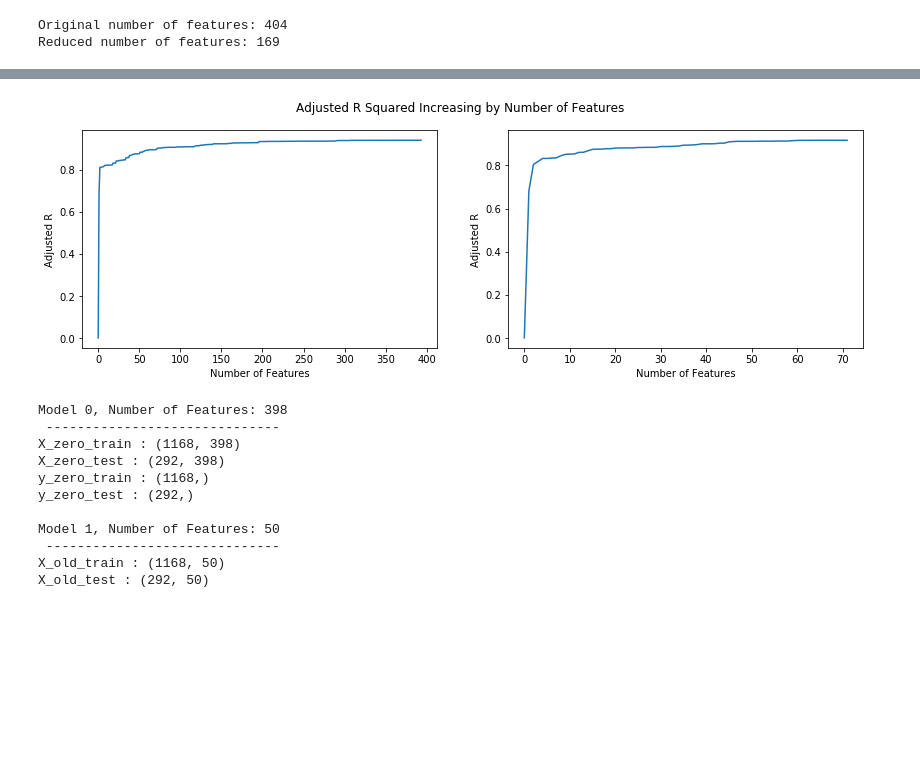
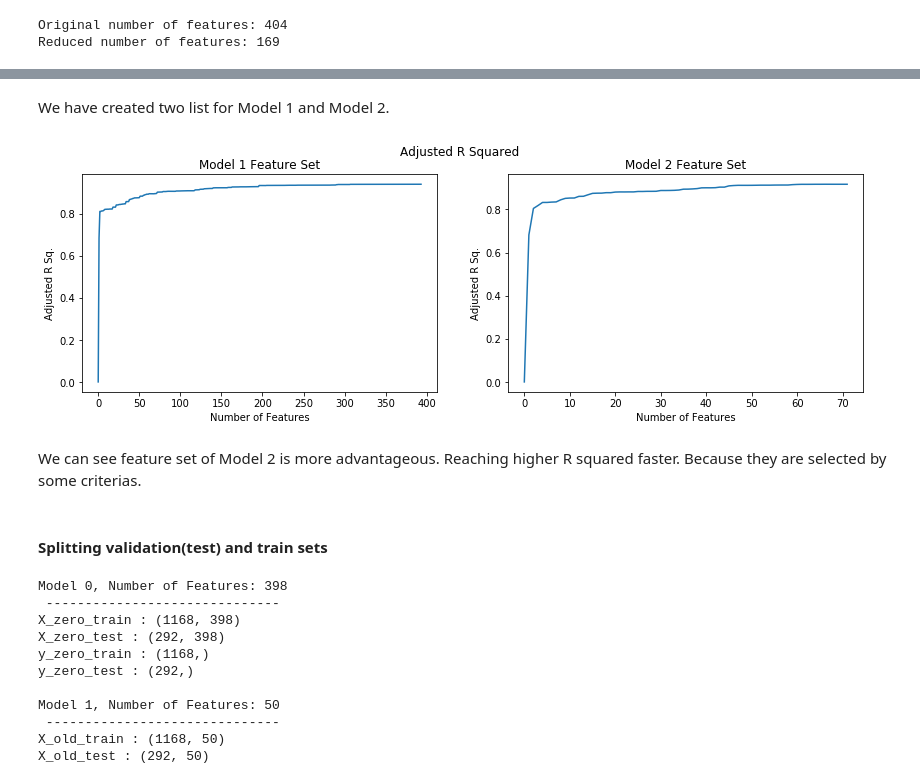
Before and after one commit to omerfkarabey/Data-Science-Projects, a Jupyter notebook: house_pricing_regression.ipynb, the cells around one changed output, grey strips where cells are left out. Saved outputs shown, nothing was run; the diff lists cells and outputs as text; code cells hidden in the pictures; blank space fills up the shorter version.

```diff
--- a/house_pricing_regression.ipynb
+++ b/house_pricing_regression.ipynb
@@ -43,0 +71,4 @@ test_f.head()
+# %%
+train_1 = pd.read_csv('train.csv') # created for later purpose
+train_f = train_1.copy()
+test_f = pd.read_csv('test.csv')
@@ -2125,5 +1337,7 @@ last_model_features = (X_quality.columns.tolist() +
                       ['SalePrice'])
 # %%
 last_train_new = last_train[last_model_features] # model 2
+# %% [markdown]
+We have created two list for Model 1 and Model 2.
 # %%
 cor_1 = last_train.corr()
@@ -2148,18 +1362,24 @@ for i in range(len(cor_list_2)):
     adjusted_new.append(results_new_show.rsquared_adj)
 # %%
 plt.figure(figsize=(14,4))
-plt.suptitle('Adjusted R Squared Increasing by Number of Features')
+plt.suptitle('Adjusted R Squared')
 plt.subplot(1,2,1)
+plt.title('Model 1 Feature Set')
 plt.xlabel('Number of Features')
-plt.ylabel('Adjusted R')
+plt.ylabel('Adjusted R Sq.')
 plt.plot(adjusted_old)
 plt.subplot(1,2,2)
+plt.title('Model 2 Feature Set')
 plt.xlabel('Number of Features')
-plt.ylabel('Adjusted R')
+plt.ylabel('Adjusted R Sq.')
 plt.plot(adjusted_new)
 plt.show()
 # %% [output]
-[figure, old version]
+[figure, new version]
+# %% [markdown]
+We can see feature set of Model 2 is more advantageous. Reaching higher R squared faster. Because they are selected by some criterias.
+# %% [markdown]
+#### Splitting validation(test) and train sets
 # %%
 X_train, X_test, y_train, y_test = train_test_split(last_train.drop(columns = ['SalePrice']), last_train.SalePrice,
                                                    test_size = 0.2,
```
Also changed, not shown: parts of 366 cells of this notebook.
